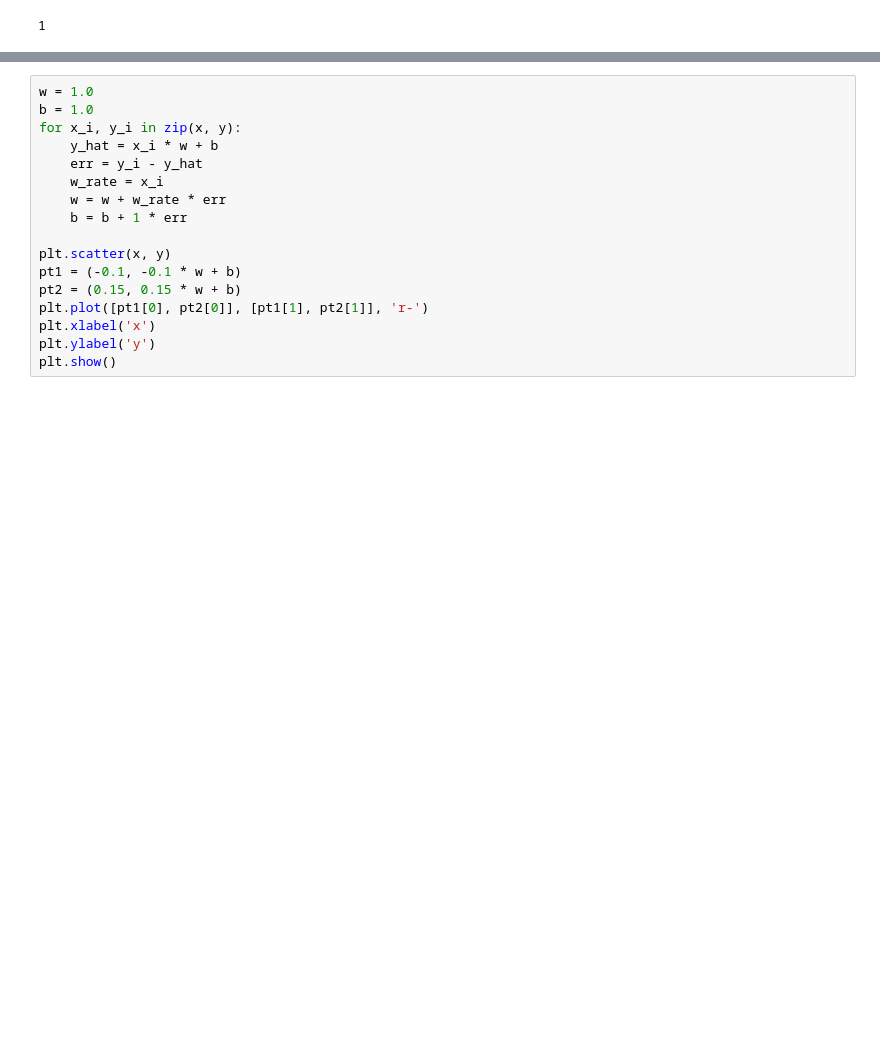
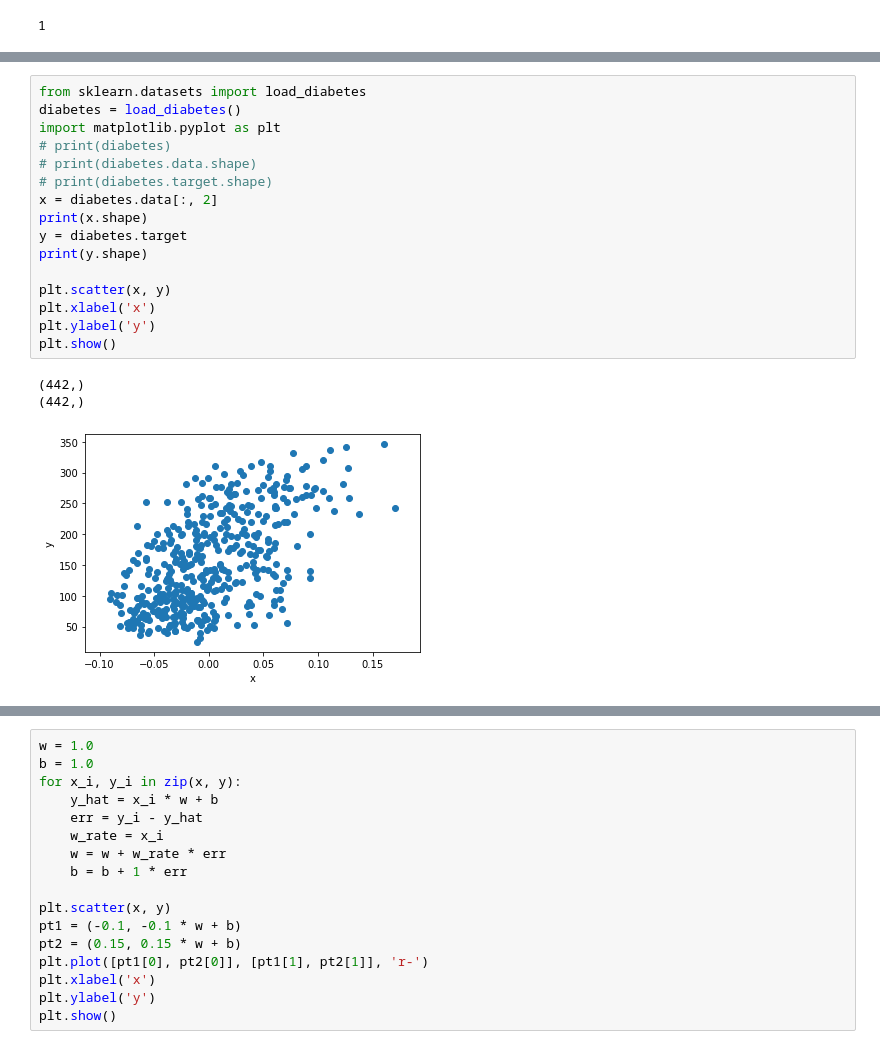
Before and after one commit to kjungmo/SBA2020_dataScience, a Jupyter notebook: 1.linear_regression(수업용).ipynb, the cells around one changed output, grey strips where cells are left out. Cells and saved outputs as stored; diff of their text form; blank space fills up the shorter version.

```diff
--- a/1.linear_regression(수업용).ipynb
+++ b/1.linear_regression(수업용).ipynb
@@ -413,0 +433,20 @@ print(x.ndim)
+# %%
+from sklearn.datasets import load_diabetes
+diabetes = load_diabetes()
+import matplotlib.pyplot as plt
+# print(diabetes)
+# print(diabetes.data.shape)
+# print(diabetes.target.shape)
+x = diabetes.data[:, 2]
+print(x.shape)
+y = diabetes.target
+print(y.shape)
+
+plt.scatter(x, y)
+plt.xlabel('x')
+plt.ylabel('y')
+plt.show()
+# %% [output]
+(442,)
+(442,)
+[figure, added]
```
Also changed, not shown: parts of 2 cells of this notebook.
